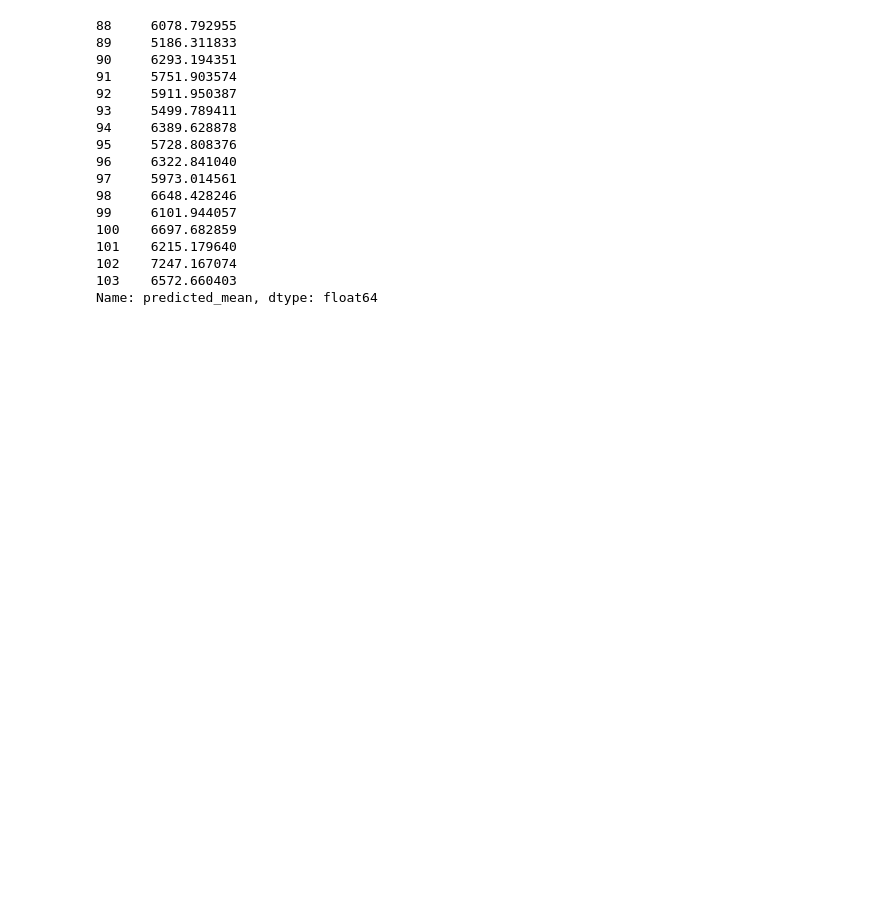
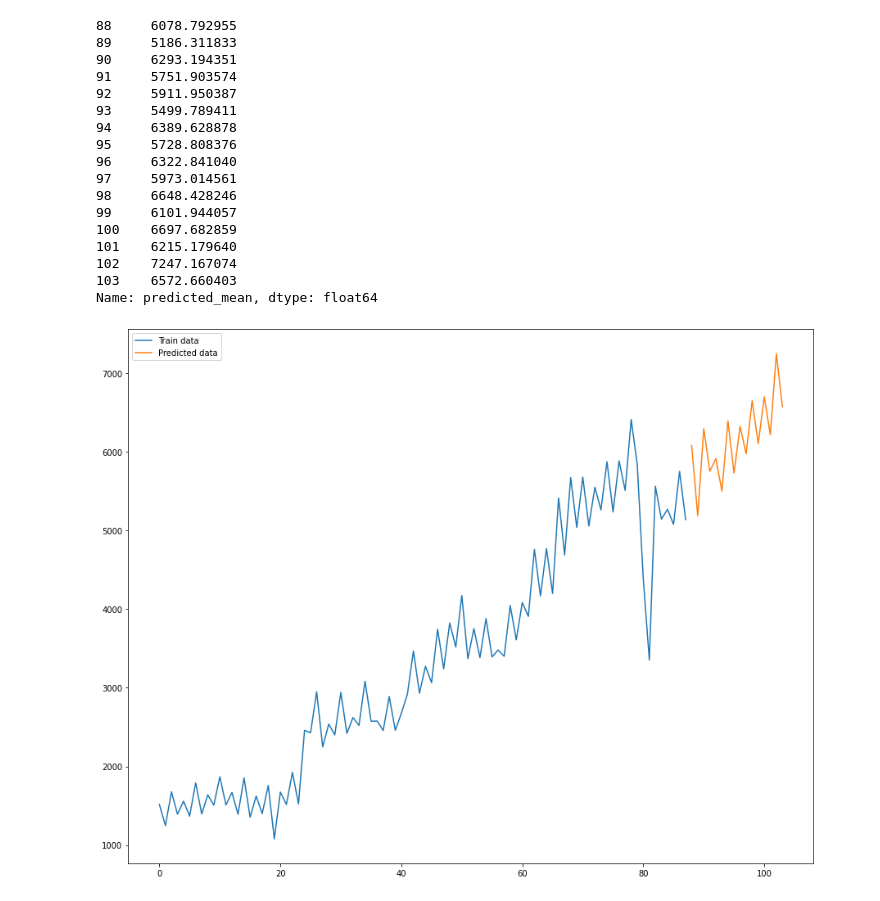
Before and after one commit to earo12/Business-Forecasting, a Jupyter notebook: Business_Forecasting.ipynb, the cells around one changed output. Drawn from its saved outputs; the diff is of its cells as text; code cells hidden in the pictures; blank space fills up the shorter version.

Commit message:
Predictions plot added

```diff
--- a/Business_Forecasting.ipynb
+++ b/Business_Forecasting.ipynb
@@ -123,3 +123,9 @@ print(values_predicted)
 102    7247.167074
 103    6572.660403
 Name: predicted_mean, dtype: float64
+# %%
+df['Revenue'].plot(legend = True, label = 'Train data', figsize = (15, 12))
+values_predicted.plot(legend = True, label = 'Predicted data')
+plt.show()
+# %% [output]
+[figure, added]
```
